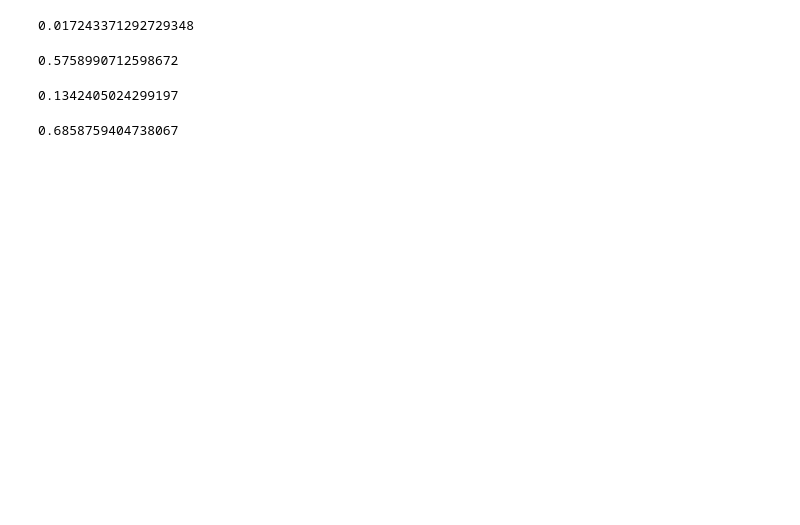
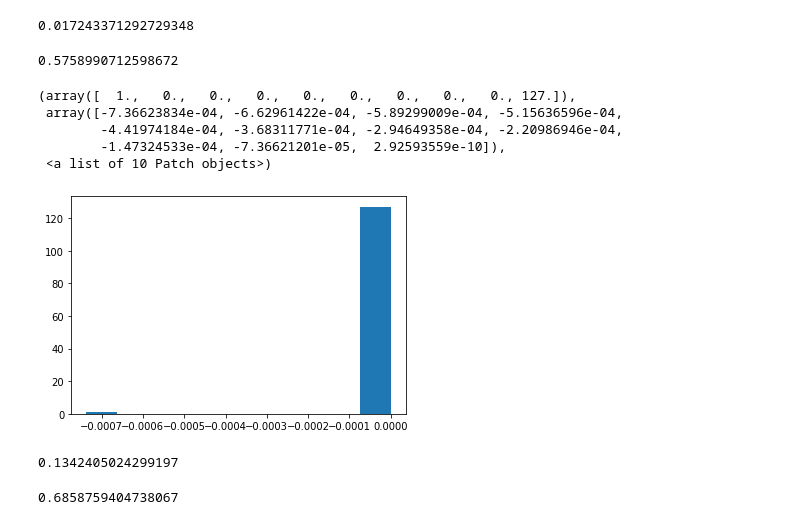
Before and after one commit to Denis-hap/pyda-9, a Jupyter notebook: Feature_Engineering_dz/14/HW_Kobe.ipynb, the cells around one changed output. Saved outputs shown, nothing was run; the diff lists cells and outputs as text; code cells hidden in the pictures; blank space fills up the shorter version.

```diff
--- a/Feature_Engineering_dz/14/HW_Kobe.ipynb
+++ b/Feature_Engineering_dz/14/HW_Kobe.ipynb
@@ -150,6 +159,15 @@ las.score(X_test, y_test)
 roc_auc_score( y_test, las.predict(X_test))
 # %% [output]
 0.5758990712598672
+# %%
+plt.hist(las.coef_.tolist())
+# %% [output]
+(array([  1.,   0.,   0.,   0.,   0.,   0.,   0.,   0.,   0., 127.]),
+ array([-7.36623834e-04, -6.62961422e-04, -5.89299009e-04, -5.15636596e-04,
+        -4.41974184e-04, -3.68311771e-04, -2.94649358e-04, -2.20986946e-04,
+        -1.47324533e-04, -7.36621201e-05,  2.92593559e-10]),
+ <a list of 10 Patch objects>)
+[figure, added]
 # %%
 from sklearn.linear_model import Ridge
 # %%
```
Also changed, not shown: parts of 4 cells of this notebook.
